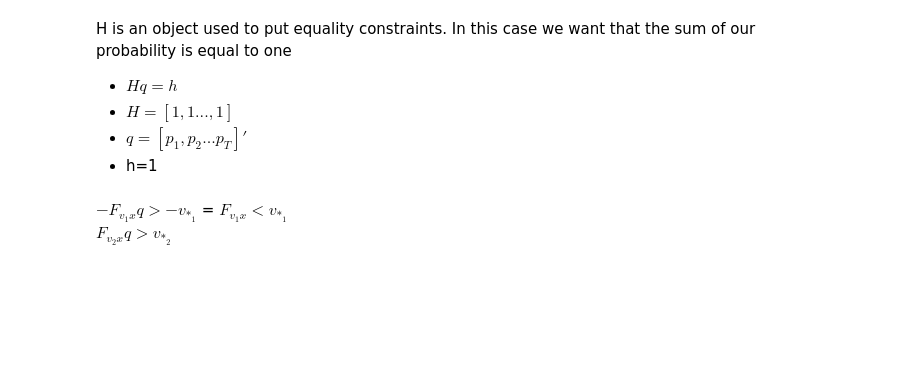
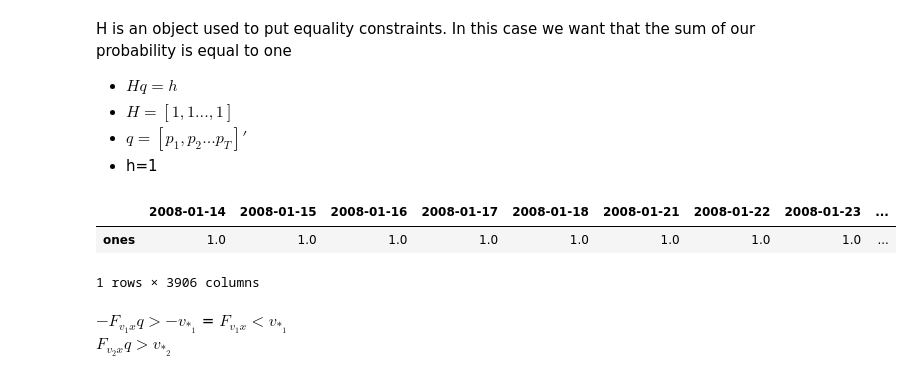
Before and after one commit to LucaDaquanno/Conditional-Monte-Carlo, a Jupyter notebook: Entropy_pool_prob_300323.ipynb, the cells around one changed output. Cells and saved outputs as stored; diff of their text form; code cells hidden in the pictures; blank space fills up the shorter version.

```diff
--- a/Entropy_pool_prob_300323.ipynb
+++ b/Entropy_pool_prob_300323.ipynb
@@ -293,6 +265,11 @@ In this case we want that the sum of our probability is equal to one
 # %%
 H=pd.DataFrame(np.ones(len(p_0)),index=p_0.index,columns=['ones']).T
 h=pd.Series([1],index=H.index)
+H
+# %% [output]
+|  | 2008-01-14 | 2008-01-15 | 2008-01-16 | 2008-01-17 | 2008-01-18 | 2008-01-21 | 2008-01-22 | 2008-01-23 | ... |
+| ones | 1.0 | 1.0 | 1.0 | 1.0 | 1.0 | 1.0 | 1.0 | 1.0 | ... |
+1 rows × 3906 columns
 # %% [markdown]
 $-F_{v_1x}q > -v_{*_{1}}$ = $F_{v_1x} < v_{*_{1}}$ <br>
 $F_{v_2x}q>v_{*_{2}}$
```
Also changed, not shown: parts of 13 cells of this notebook.
